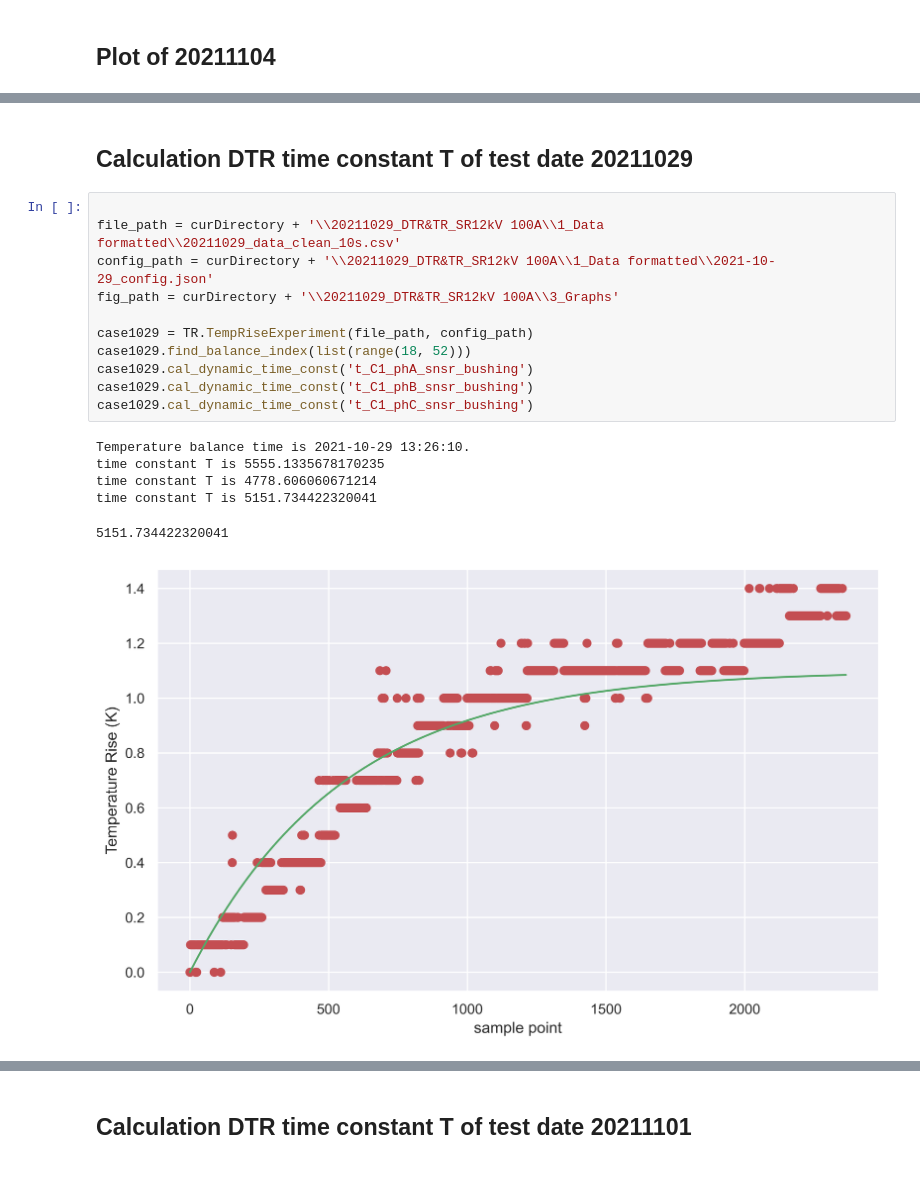
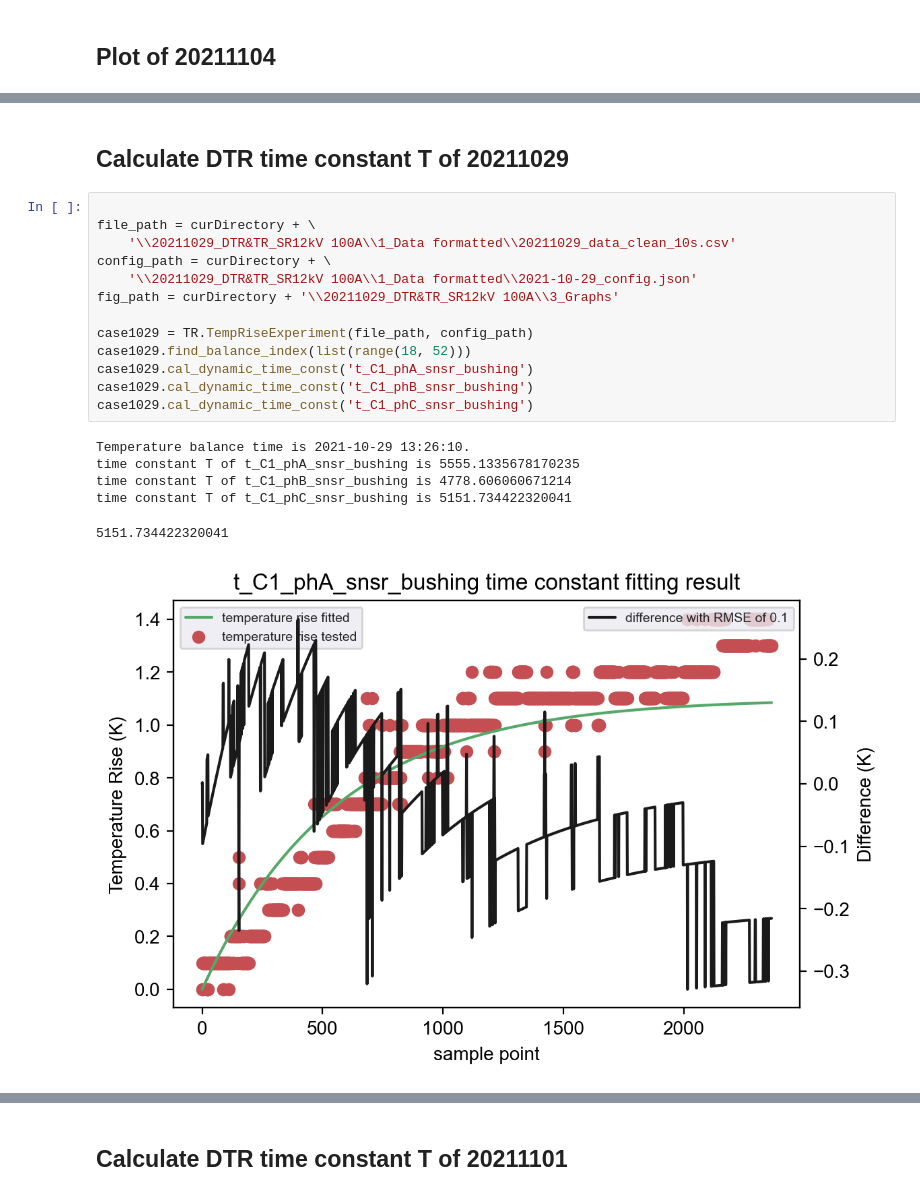
Before and after one commit to xxyql2006/ABB-SGIS-APL, a Jupyter notebook: TR_plots.ipynb, the cells around one changed output, grey strips where cells are left out. Saved outputs shown, nothing was run; the diff lists cells and outputs as text.

Commit message:
Improve plotting performance

```diff
--- a/TR_plots.ipynb
+++ b/TR_plots.ipynb
@@ -169,20 +194,22 @@ case.t_plot(col_name_list=col_list,
 # %% [markdown]
-## Calculation DTR time constant T of test date 20211029
+## Calculate DTR time constant T of 20211029
 # %%
 
-file_path = curDirectory + '\\20211029_DTR&TR_SR12kV 100A\\1_Data formatted\\20211029_data_clean_10s.csv'
-config_path = curDirectory + '\\20211029_DTR&TR_SR12kV 100A\\1_Data formatted\\2021-10-29_config.json'
+file_path = curDirectory + \
+    '\\20211029_DTR&TR_SR12kV 100A\\1_Data formatted\\20211029_data_clean_10s.csv'
+config_path = curDirectory + \
+    '\\20211029_DTR&TR_SR12kV 100A\\1_Data formatted\\2021-10-29_config.json'
 fig_path = curDirectory + '\\20211029_DTR&TR_SR12kV 100A\\3_Graphs'
 
 case1029 = TR.TempRiseExperiment(file_path, config_path)
 case1029.find_balance_index(list(range(18, 52)))
 case1029.cal_dynamic_time_const('t_C1_phA_snsr_bushing')
 case1029.cal_dynamic_time_const('t_C1_phB_snsr_bushing')
 case1029.cal_dynamic_time_const('t_C1_phC_snsr_bushing')
 # %% [output]
 Temperature balance time is 2021-10-29 13:26:10.
-time constant T is 5555.1335678170235
-time constant T is 4778.606060671214
-time constant T is 5151.734422320041
+time constant T of t_C1_phA_snsr_bushing is 5555.1335678170235
+time constant T of t_C1_phB_snsr_bushing is 4778.606060671214
+time constant T of t_C1_phC_snsr_bushing is 5151.734422320041
 5151.734422320041
-[figure, old version]
+[figure, new version]
@@ -191,4 +218,4 @@ time constant T is 5151.734422320041
 # %% [markdown]
-## Calculation DTR time constant T of test date 20211101
+## Calculate DTR time constant T of 20211101
 # %%
 
```
Also changed, not shown: parts of 16 cells of this notebook, 1 other file.
